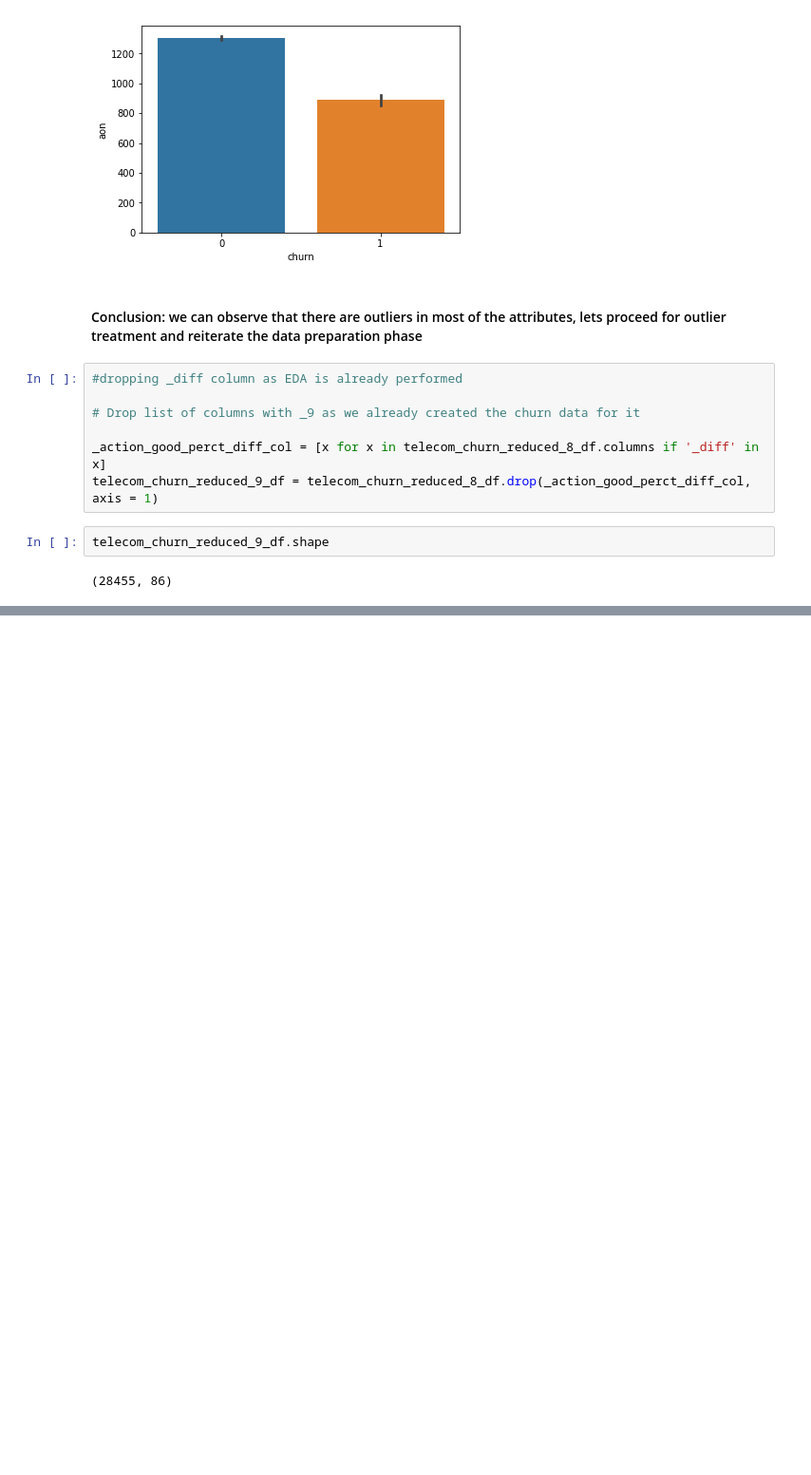
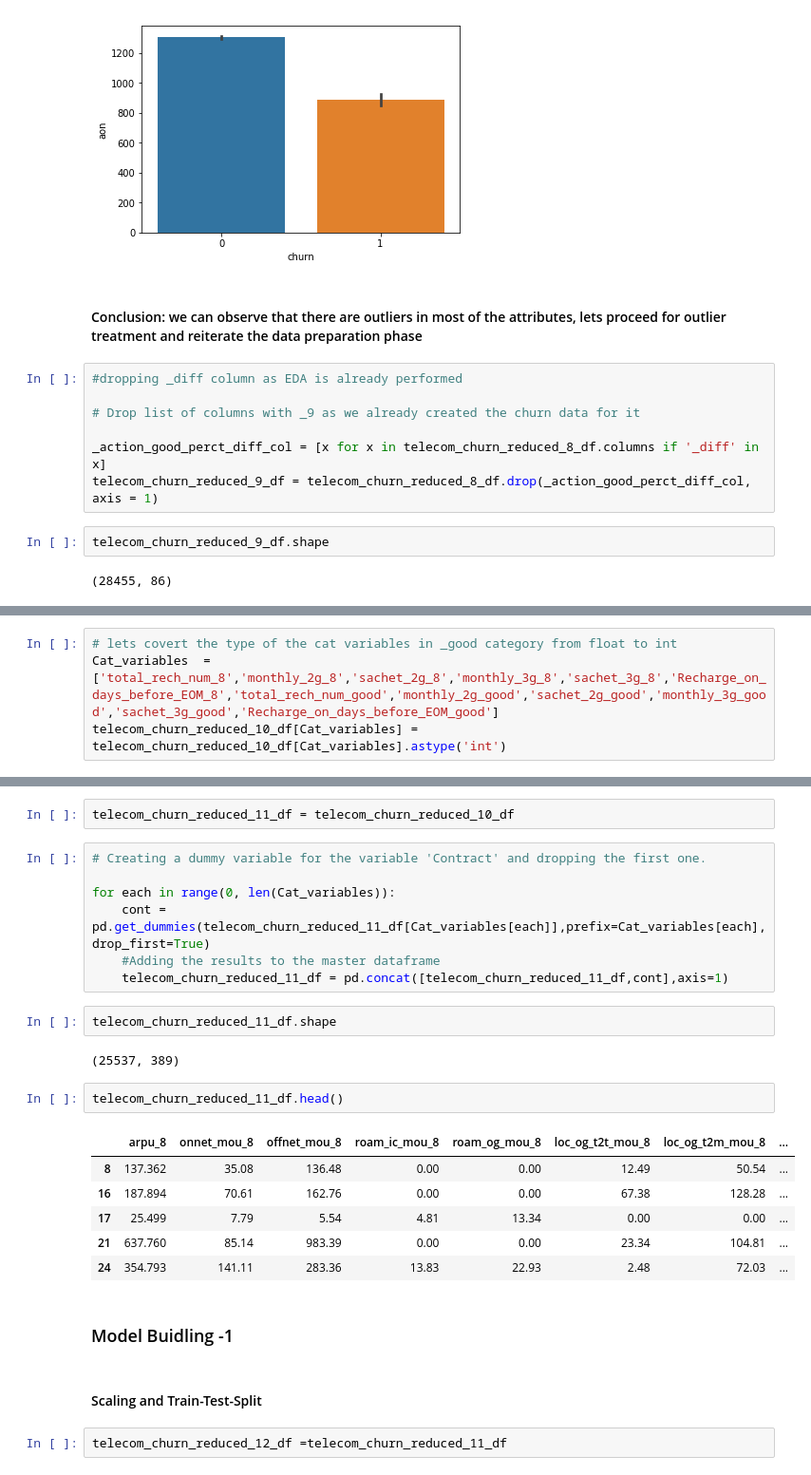
Before and after one commit to murthy605/TelecomChurn, a Jupyter notebook: Hari_Krishna_TelecomChurnCaseStudy.ipynb, the cells around one changed output, grey strips where cells are left out. Shown at 95% size. Drawn from its saved outputs; the diff is of its cells as text; blank space fills up the shorter version.

```diff
--- a/Hari_Krishna_TelecomChurnCaseStudy.ipynb
+++ b/Hari_Krishna_TelecomChurnCaseStudy.ipynb
@@ -471,0 +549,4 @@ telecom_churn_reduced_9_df.shape
+# %%
+# lets covert the type of the cat variables in _good category from float to int
+Cat_variables  = ['total_rech_num_8','monthly_2g_8','sachet_2g_8','monthly_3g_8','sachet_3g_8','Recharge_on_days_before_EOM_8','total_rech_num_good','monthly_2g_good','sachet_2g_good','monthly_3g_good','sachet_3g_good','Recharge_on_days_before_EOM_good']
+telecom_churn_reduced_10_df[Cat_variables] = telecom_churn_reduced_10_df[Cat_variables].astype('int')
@@ -471,0 +564,28 @@ telecom_churn_reduced_9_df.shape
+# %%
+telecom_churn_reduced_11_df = telecom_churn_reduced_10_df
+# %%
+# Creating a dummy variable for the variable 'Contract' and dropping the first one.
+
+for each in range(0, len(Cat_variables)):
+    cont = pd.get_dummies(telecom_churn_reduced_11_df[Cat_variables[each]],prefix=Cat_variables[each],drop_first=True)
+    #Adding the results to the master dataframe
+    telecom_churn_reduced_11_df = pd.concat([telecom_churn_reduced_11_df,cont],axis=1)
+# %%
+telecom_churn_reduced_11_df.shape
+# %% [output]
+(25537, 389)
+# %%
+telecom_churn_reduced_11_df.head()
+# %% [output]
+|  | arpu_8 | onnet_mou_8 | offnet_mou_8 | roam_ic_mou_8 | roam_og_mou_8 | loc_og_t2t_mou_8 | loc_og_t2m_mou_8 | ... |
+| 8 | 137.362 | 35.08 | 136.48 | 0.00 | 0.00 | 12.49 | 50.54 | ... |
+| 16 | 187.894 | 70.61 | 162.76 | 0.00 | 0.00 | 67.38 | 128.28 | ... |
+| 17 | 25.499 | 7.79 | 5.54 | 4.81 | 13.34 | 0.00 | 0.00 | ... |
+| 21 | 637.760 | 85.14 | 983.39 | 0.00 | 0.00 | 23.34 | 104.81 | ... |
+| 24 | 354.793 | 141.11 | 283.36 | 13.83 | 22.93 | 2.48 | 72.03 | ... |
+# %% [markdown]
+### Model Buidling -1
+# %% [markdown]
+#### Scaling and Train-Test-Split
+# %%
+telecom_churn_reduced_12_df =telecom_churn_reduced_11_df
```
Also changed, not shown: parts of 14 cells of this notebook.
